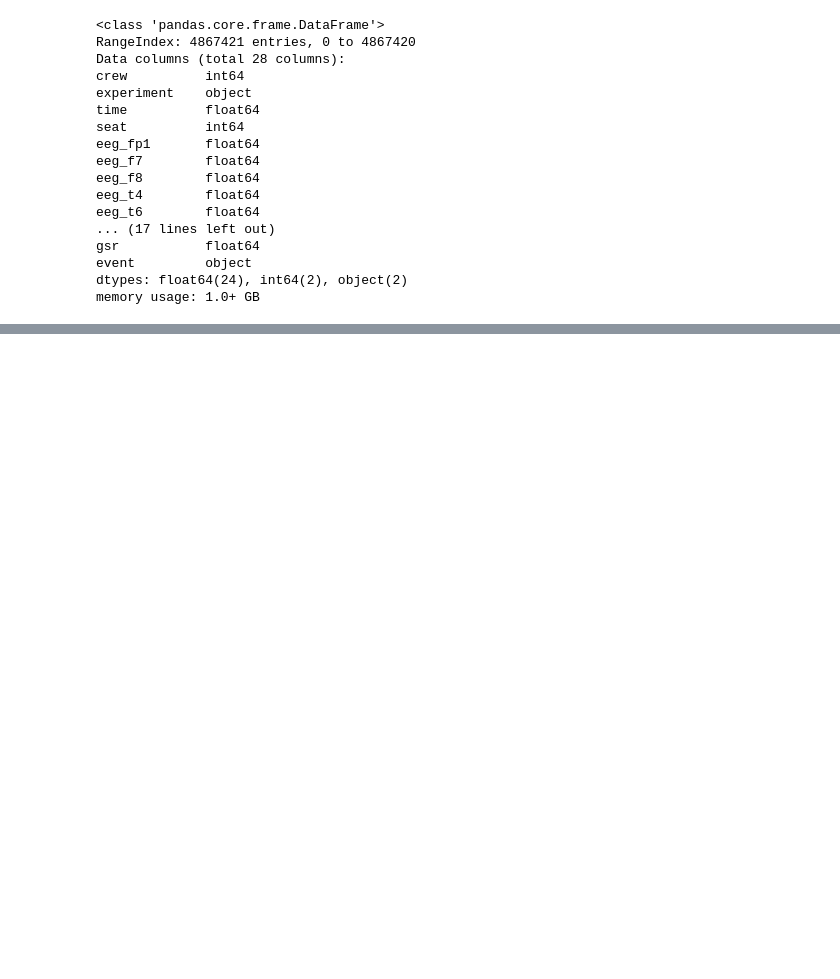
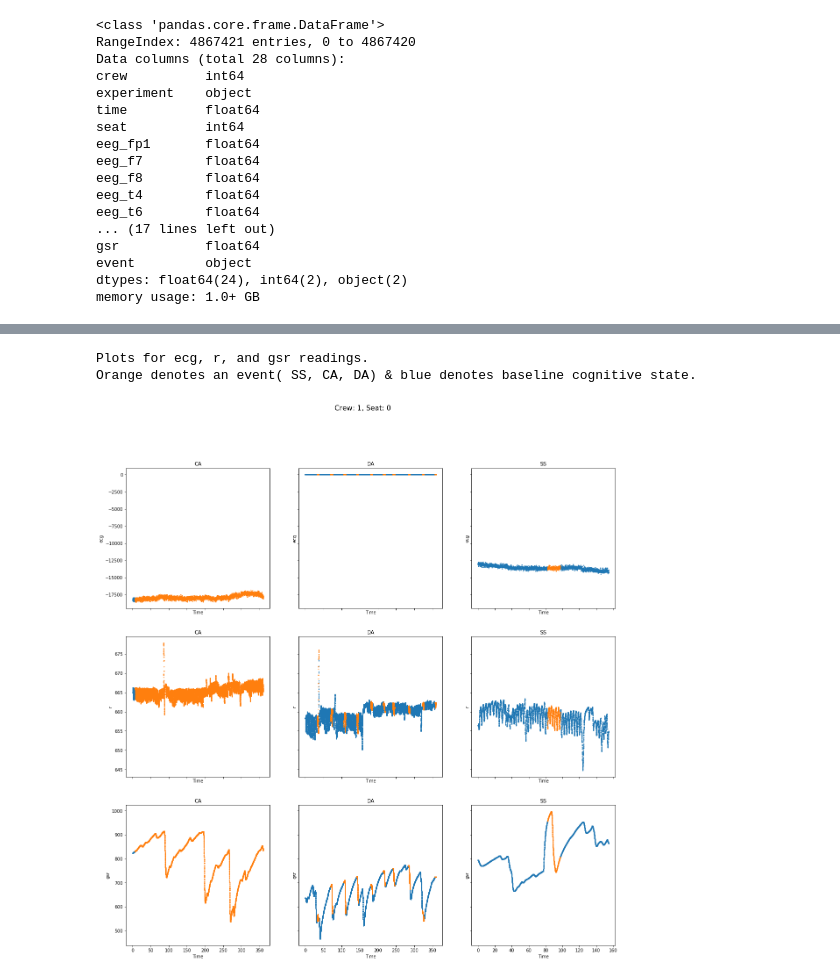
Before and after one commit to thiagosantos1/cs534_Reducing_Aviation_Fatalities, a Jupyter notebook: src/load_preprocess.ipynb, the cells around one changed output, grey strips where cells are left out. Saved outputs shown, nothing was run; the diff lists cells and outputs as text; code cells hidden in the pictures; blank space fills up the shorter version.

Commit message:
Analysing data

```diff
--- a/src/load_preprocess.ipynb
+++ b/src/load_preprocess.ipynb
@@ -67,0 +68,31 @@ plt.plot(y[3000:4024])
+# %%
+def data_state_subplot(data_train,crew, seat):
+    print('Plots for ecg, r, and gsr readings.')
+    print('Orange denotes an event( SS, CA, DA) & blue denotes baseline cognitive state.')
+    fig, ax = plt.subplots(3, 3,figsize=(20,20), sharex='col', sharey='row')
+
+
+    for j, y in enumerate(['CA','DA','SS']):
+        for i, x in enumerate(['ecg','r','gsr']):
+
+
+            example = data_train.loc[(data_train.crew==crew)&(data_train.experiment==y)&(data_train.seat==seat)].sort_values(by='time').reset_index()
+            ax[i,j].scatter(x=example.loc[example.event=='A'].time, y=example.loc[example.event=='A'][x], s=0.5)
+            ax[i,j].set_xlabel('Time')
+            ax[i,j].set_ylabel(x)
+            ax[i,j].set_title(y)
+            if y == 'CA':
+                ax[i,j].scatter(x=example.loc[example.event=='C'].time, y=example.loc[example.event=='C'][x], s=0.5)
+            elif y == 'DA':
+                ax[i,j].scatter(x=example.loc[example.event=='D'].time, y=example.loc[example.event=='D'][x], s=0.5)
+            elif y == 'SS':
+                ax[i,j].scatter(x=example.loc[example.event=='B'].time, y=example.loc[example.event=='B'][x], s=0.5)
+    fig.suptitle('Crew: {}, Seat: {}'.format(crew, seat), fontsize=16)
+    plt.show()
+# %%
+# Plot with raw data, no signal processing
+data_state_subplot(df_train,1,0)
+# %% [output]
+Plots for ecg, r, and gsr readings.
+Orange denotes an event( SS, CA, DA) & blue denotes baseline cognitive state.
+[figure, added]
```
Also changed, not shown: parts of 3 cells of this notebook.
